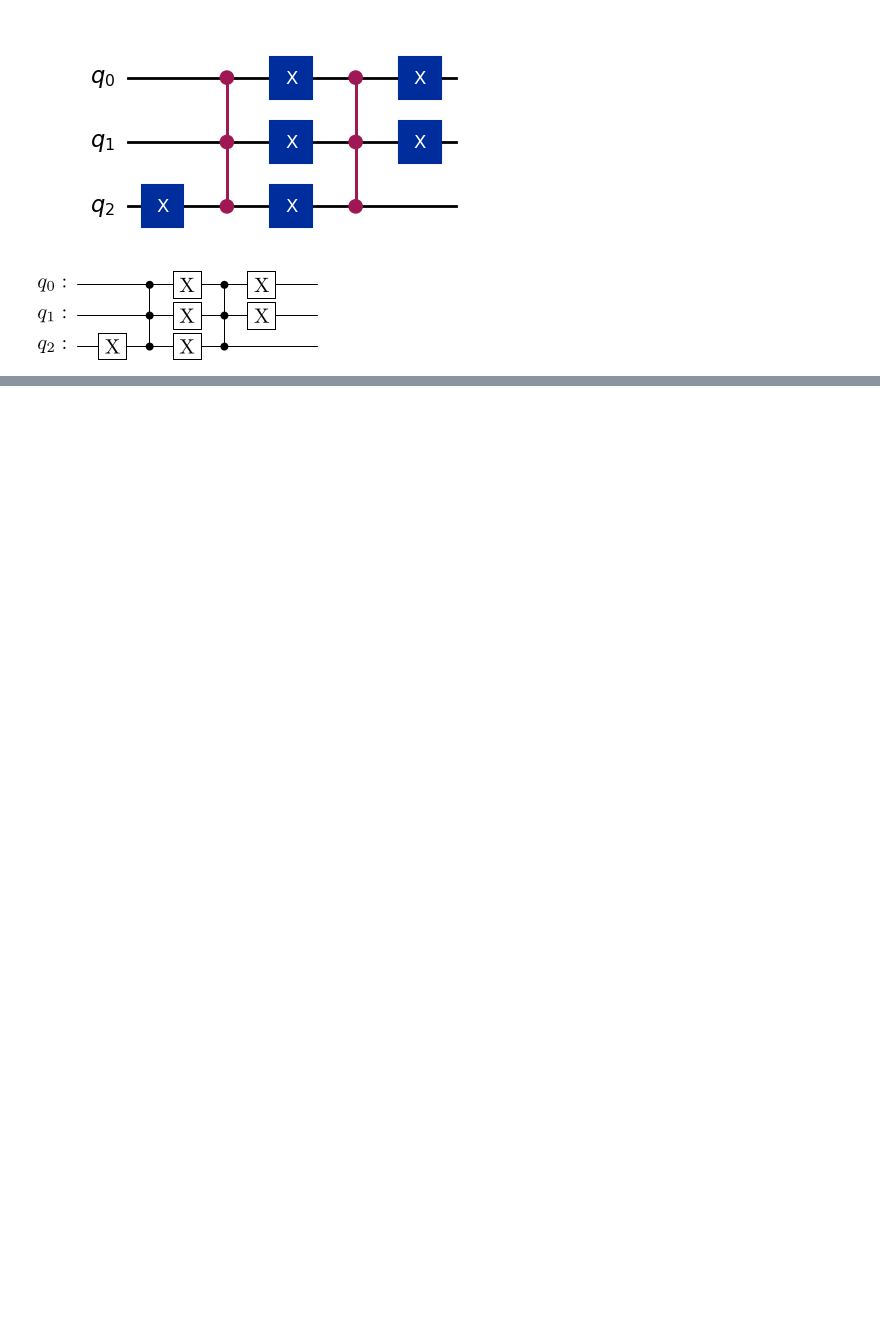
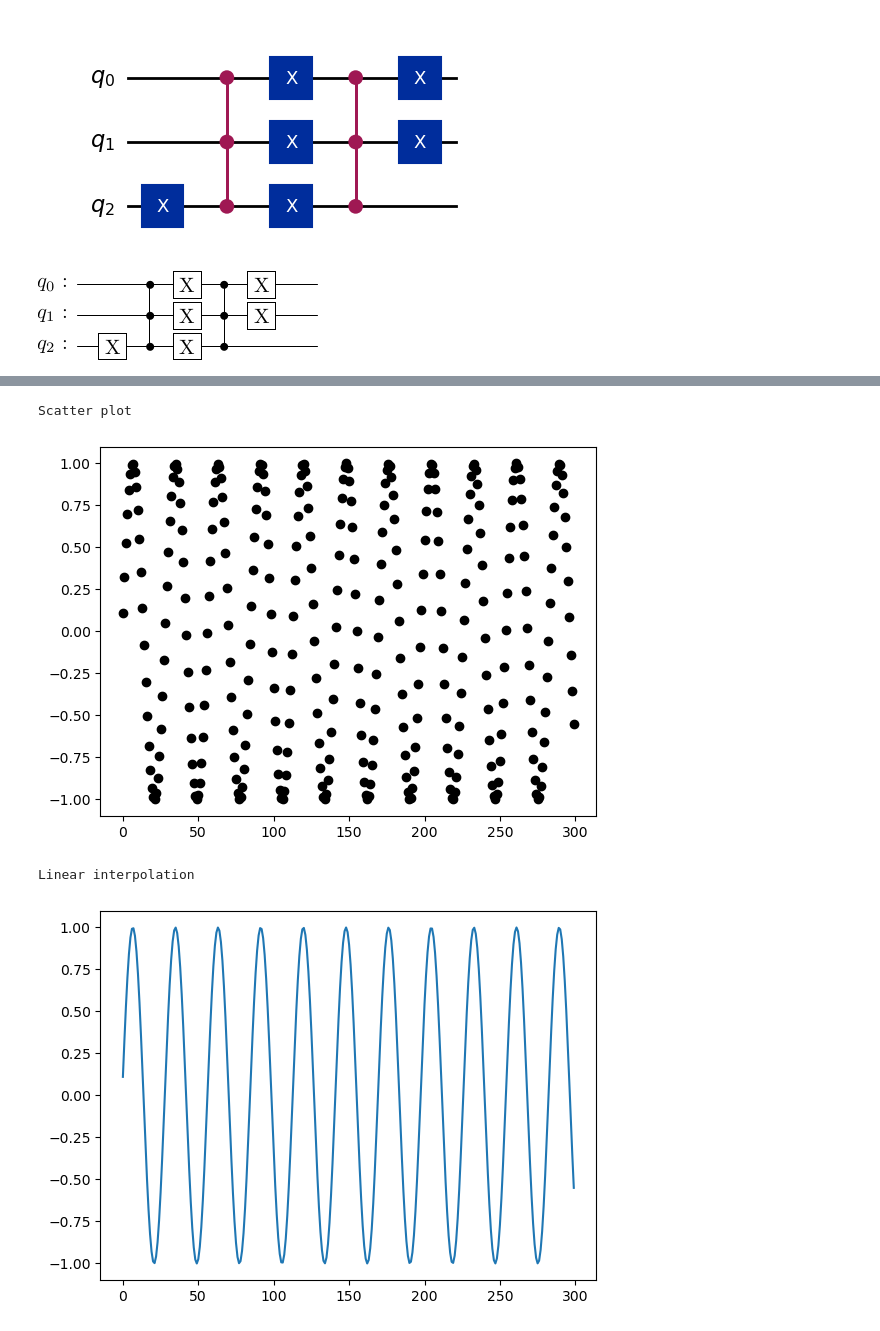
Before and after one commit to skingham/londonmet_ma7011, a Jupyter notebook: notebooks/assignment_grover_circuit.ipynb, the cells around one changed output, grey strips where cells are left out. Saved outputs shown, nothing was run; the diff lists cells and outputs as text; code cells hidden in the pictures; blank space fills up the shorter version.

```diff
--- a/notebooks/assignment_grover_circuit.ipynb
+++ b/notebooks/assignment_grover_circuit.ipynb
@@ -65,0 +109,19 @@ oracle.draw(output='latex', style='iqp')
+# %%
+%matplotlib inline
+
+theta = 1 / 9  # angle in radians
+t = np.arange(0, 300, 1)  # (start, stop, step)
+y = np.sin((2 * t + 1) * theta)
+
+print("Scatter plot")
+plt.plot(t, y, "o", color="black")
+plt.show()
+
+print("Linear interpolation")
+plt.plot(t, y)
+plt.show()
+# %% [output]
+Scatter plot
+[figure, added]
+Linear interpolation
+[figure, added]
```
Also changed, not shown: parts of 13 cells of this notebook, 16 other files.
